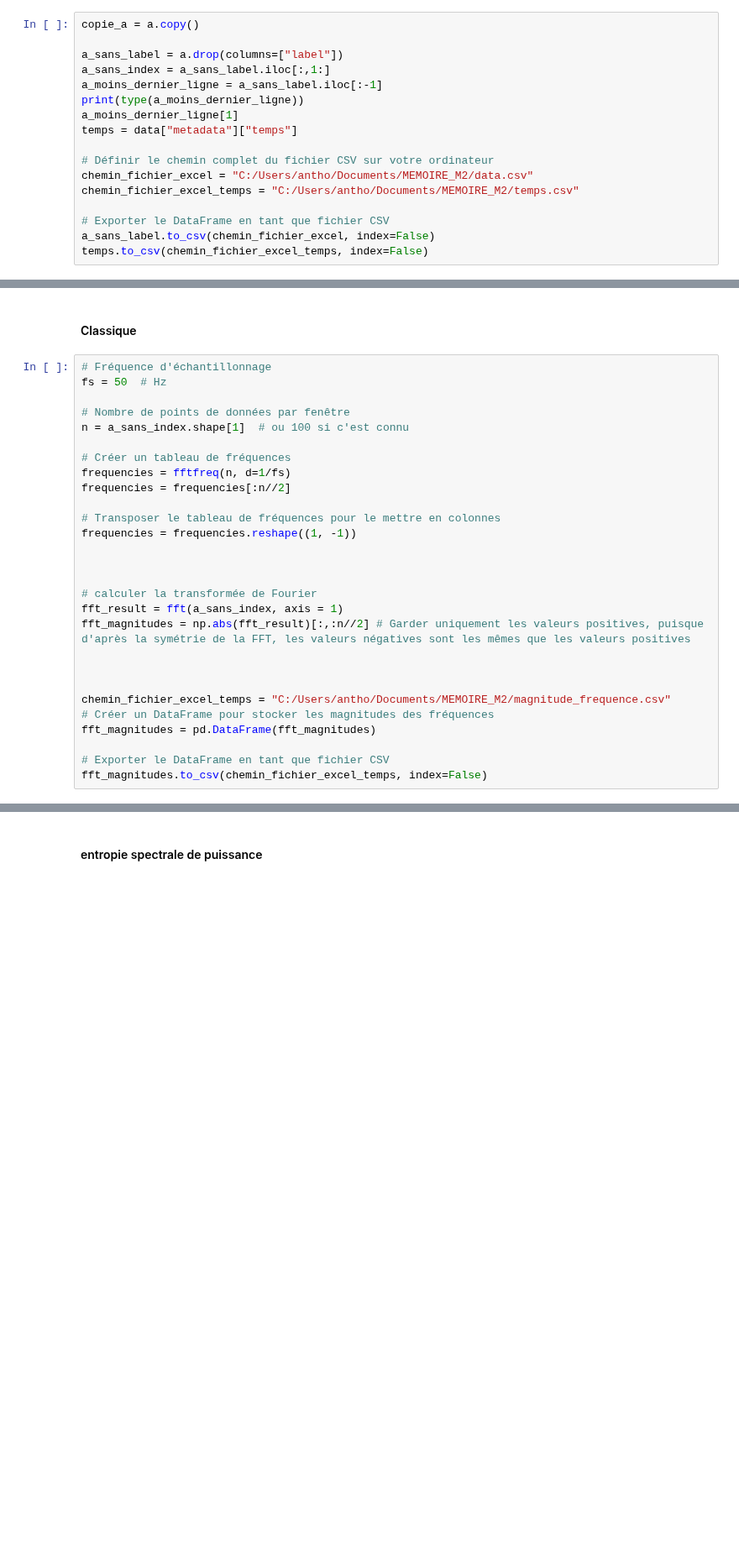
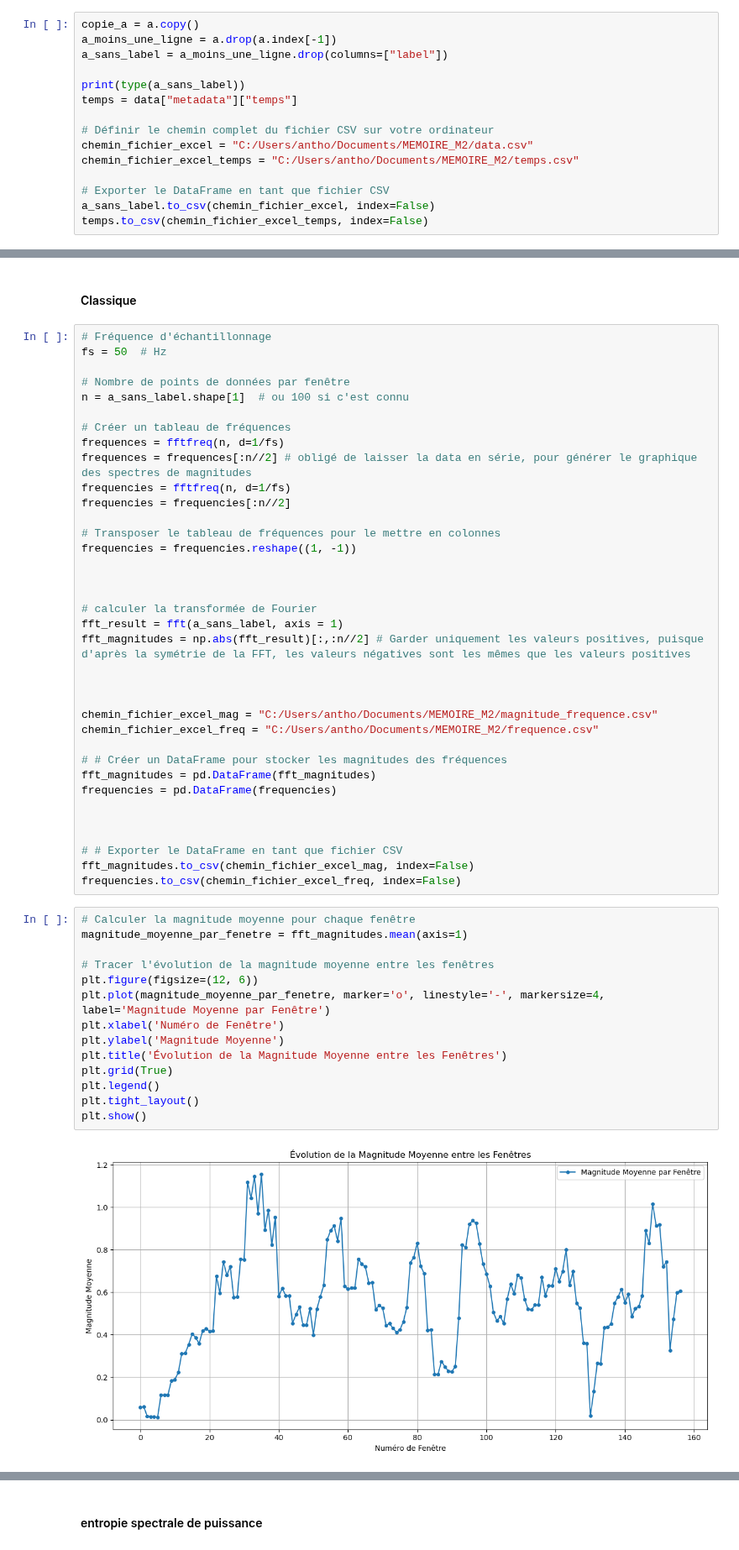
Before and after one commit to Anthoplc/Detect-FOG, a Jupyter notebook: code/feature_extraction.ipynb, the cells around one changed output, grey strips where cells are left out. Shown at 84% size. Drawn from its saved outputs; the diff is of its cells as text; blank space fills up the shorter version.

```diff
--- a/code/feature_extraction.ipynb
+++ b/code/feature_extraction.ipynb
@@ -48,12 +52,10 @@ print(fog)
 ## 1. Domaine temporel
 # %%
 copie_a = a.copy()
+a_moins_une_ligne = a.drop(a.index[-1])
+a_sans_label = a_moins_une_ligne.drop(columns=["label"])
 
-a_sans_label = a.drop(columns=["label"])
-a_sans_index = a_sans_label.iloc[:,1:]
-a_moins_dernier_ligne = a_sans_label.iloc[:-1]
-print(type(a_moins_dernier_ligne))
-a_moins_dernier_ligne[1]
+print(type(a_sans_label))
 temps = data["metadata"]["temps"]
 
 # Définir le chemin complet du fichier CSV sur votre ordinateur
@@ -414,9 +416,11 @@ temporal_features = extract_temporal_features(a)
 fs = 50  # Hz
 
 # Nombre de points de données par fenêtre
-n = a_sans_index.shape[1]  # ou 100 si c'est connu
+n = a_sans_label.shape[1]  # ou 100 si c'est connu
 
 # Créer un tableau de fréquences
+frequences = fftfreq(n, d=1/fs)
+frequences = frequences[:n//2] # obligé de laisser la data en série, pour générer le graphique des spectres de magnitudes
 frequencies = fftfreq(n, d=1/fs)
 frequencies = frequencies[:n//2]
 
@@ -426,14 +430,36 @@ frequencies = frequencies.reshape((1, -1))
 
 
 # calculer la transformée de Fourier
-fft_result = fft(a_sans_index, axis = 1)
+fft_result = fft(a_sans_label, axis = 1)
 fft_magnitudes = np.abs(fft_result)[:,:n//2] # Garder uniquement les valeurs positives, puisque d'après la symétrie de la FFT, les valeurs négatives sont les mêmes que les valeurs positives
 
 
 
-chemin_fichier_excel_temps = "C:/Users/antho/Documents/MEMOIRE_M2/magnitude_frequence.csv"
-# Créer un DataFrame pour stocker les magnitudes des fréquences
+chemin_fichier_excel_mag = "C:/Users/antho/Documents/MEMOIRE_M2/magnitude_frequence.csv"
+chemin_fichier_excel_freq = "C:/Users/antho/Documents/MEMOIRE_M2/frequence.csv"
+
+# # Créer un DataFrame pour stocker les magnitudes des fréquences
 fft_magnitudes = pd.DataFrame(fft_magnitudes)
+frequencies = pd.DataFrame(frequencies)
 
-# Exporter le DataFrame en tant que fichier CSV
-fft_magnitudes.to_csv(chemin_fichier_excel_temps, index=False)
+
+
+# # Exporter le DataFrame en tant que fichier CSV
+fft_magnitudes.to_csv(chemin_fichier_excel_mag, index=False)
+frequencies.to_csv(chemin_fichier_excel_freq, index=False)
+# %%
+# Calculer la magnitude moyenne pour chaque fenêtre
+magnitude_moyenne_par_fenetre = fft_magnitudes.mean(axis=1)
+
+# Tracer l'évolution de la magnitude moyenne entre les fenêtres
+plt.figure(figsize=(12, 6))
+plt.plot(magnitude_moyenne_par_fenetre, marker='o', linestyle='-', markersize=4, label='Magnitude Moyenne par Fenêtre')
+plt.xlabel('Numéro de Fenêtre')
+plt.ylabel('Magnitude Moyenne')
+plt.title('Évolution de la Magnitude Moyenne entre les Fenêtres')
+plt.grid(True)
+plt.legend()
+plt.tight_layout()
+plt.show()
+# %% [output]
+[figure, added]
```
Also changed, not shown: parts of 25 cells of this notebook.
